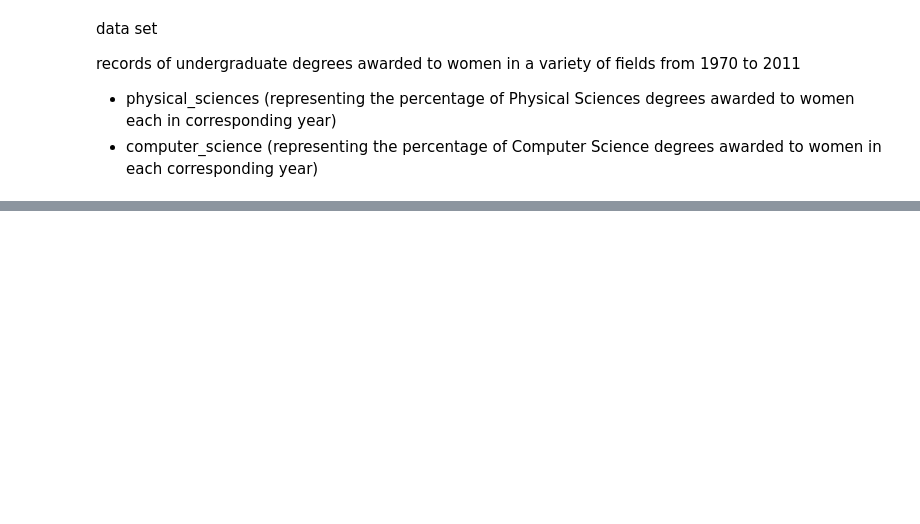
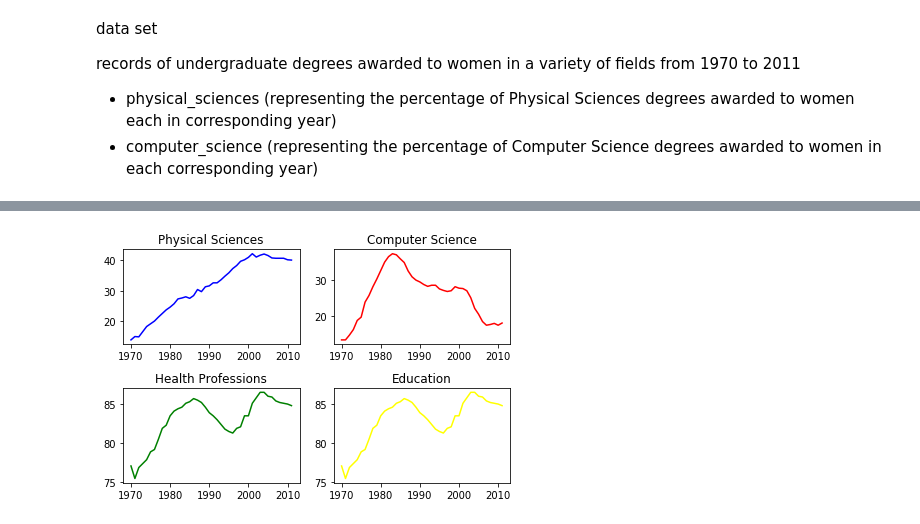
Before and after one commit to cyrsis/TensorflowPY36CPU, a Jupyter notebook: _14_Plot/Visualization.ipynb, the cells around one changed output, grey strips where cells are left out. Drawn from its saved outputs; the diff is of its cells as text; code cells hidden in the pictures; blank space fills up the shorter version.

```diff
--- a/_14_Plot/Visualization.ipynb
+++ b/_14_Plot/Visualization.ipynb
@@ -44,0 +110,15 @@ ____
+# %%
+#init
+
+health = np.array([ 77.1,  75.5,  76.9,  77.4,  77.9,  78.9,  79.2,  80.5,  81.9,
+        82.3,  83.5,  84.1,  84.4,  84.6,  85.1,  85.3,  85.7,  85.5,
+        85.2,  84.6,  83.9,  83.5,  83. ,  82.4,  81.8,  81.5,  81.3,
+        81.9,  82.1,  83.5,  83.5,  85.1,  85.8,  86.5,  86.5,  86. ,
+        85.9,  85.4,  85.2,  85.1,  85. ,  84.8])
+education = np.array([ 77.1,  75.5,  76.9,  77.4,  77.9,  78.9,  79.2,  80.5,  81.9,
+        82.3,  83.5,  84.1,  84.4,  84.6,  85.1,  85.3,  85.7,  85.5,
+        85.2,  84.6,  83.9,  83.5,  83. ,  82.4,  81.8,  81.5,  81.3,
+        81.9,  82.1,  83.5,  83.5,  85.1,  85.8,  86.5,  86.5,  86. ,
+        85.9,  85.4,  85.2,  85.1,  85. ,  84.8])
+# %% [output]
+[figure, added]
```
Also changed, not shown: parts of 8 cells of this notebook.
